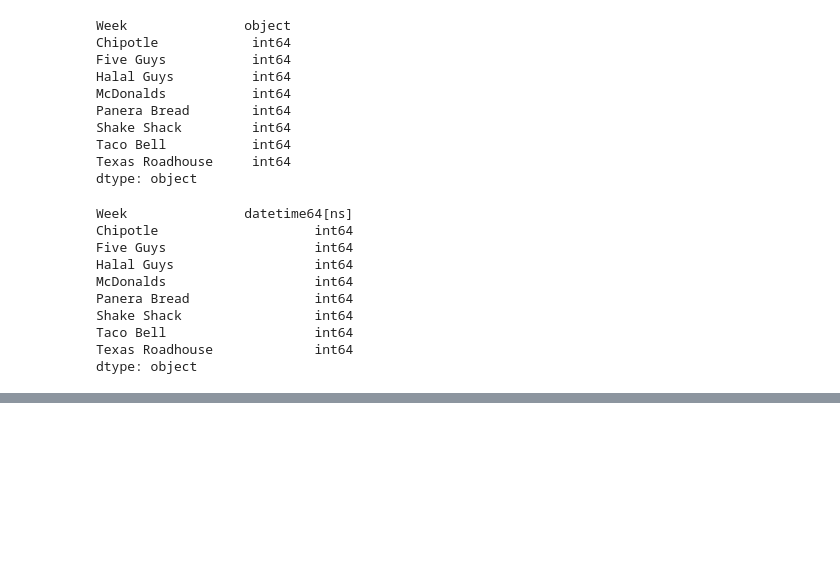
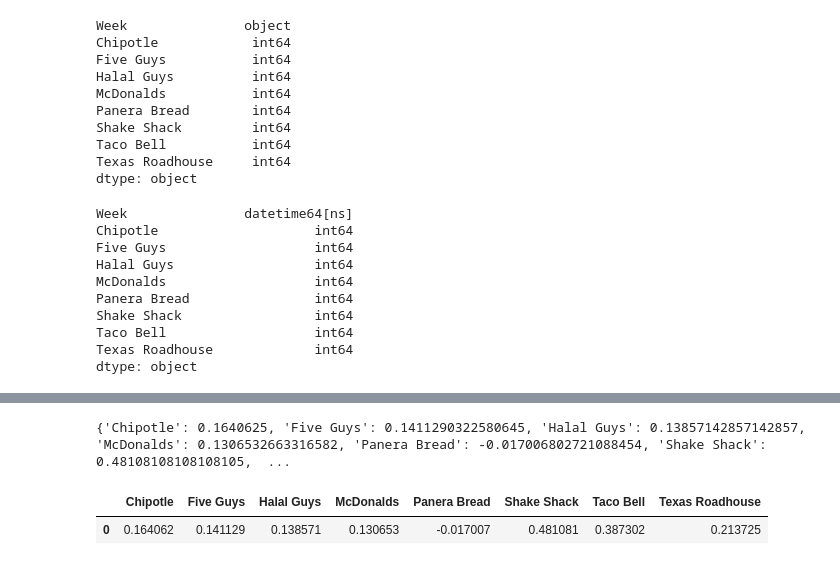
Before and after one commit to woodfin8/ProjectOne, a Jupyter notebook: Sarah/Timeline_Viz.ipynb, the cells around one changed output, grey strips where cells are left out. Drawn from its saved outputs; the diff is of its cells as text; code cells hidden in the pictures; blank space fills up the shorter version.

```diff
--- a/Sarah/Timeline_Viz.ipynb
+++ b/Sarah/Timeline_Viz.ipynb
@@ -71,22 +71,23 @@ plt.show()
 [interactive output not drawn]
 # %%
 plt.figure(figsize=(16,5), dpi= 80)
-plt.plot(Timeline_df['Week'], Timeline_df['Five Guys'],color='black')
+plt.plot(Timeline_df['Week'], Timeline_df['Five Guys'],color='red')
 
 
 x_values = Timeline_df["Week"]
-y_values = Timeline_df["Chipotle"]
+y_values = Timeline_df["Five Guys"]
 
 plt.xticks(rotation=0, fontsize=12, horizontalalignment='center', alpha=.7)
 plt.yticks(fontsize=12, alpha=.7)
-plt.title("Popularity of Chipotle", fontsize=22)
+plt.title("Popularity of Five Guys", fontsize=22)
 plt.xlabel('Time period')
 plt.ylabel('Rate of Popularity ')
 plt.grid(axis='both', alpha=.3)
 rolling_mean = y_values.rolling(window=10).mean()
 
-plt.savefig("../Output/Chipotle_Timeline.png")
+
 plt.plot(Timeline_df['Week'], rolling_mean,color='royalblue')
 rm_change = (rolling_mean[104]/rolling_mean[9])-1
-roll_change.update( {'Chipotle' : rm_change} )
+roll_change.update( {'Five Guys' : rm_change} )
+plt.savefig("../Output/FiveGuys_Timeline.png")
 plt.show()
@@ -183,18 +222,22 @@ plt.savefig("Output Plots/TacoBell_Timeline.png")
 # %%
 plt.figure(figsize=(16,5), dpi= 80)
-plt.plot('Week', 'Texas Roadhouse', data=Timeline_df, color='orange')
-Timeline_df.plot(ax=ax)
-ax.xaxis.set_major_locator(mdates.WeekdayLocator())
-ax.xaxis.set_major_formatter(mdates.DateFormatter('%b %d'))
+plt.plot(Timeline_df['Week'], Timeline_df['Texas Roadhouse'],color='orange')
 
-# Format
-plt.ylim(0, 150)
-xtick_location = Timeline_df.index.tolist()[::12]
-xtick_labels = [x[-4:] for x in Timeline_df.Week.tolist()[::12]]
-plt.xticks(ticks=xtick_location, labels=xtick_labels, rotation=0, fontsize=12, horizontalalignment='center', alpha=.7)
+
+x_values = Timeline_df["Week"]
+y_values = Timeline_df["Texas Roadhouse"]
+
+plt.xticks(rotation=0, fontsize=12, horizontalalignment='center', alpha=.7)
 plt.yticks(fontsize=12, alpha=.7)
 plt.title("Popularity of Texas Roadhouse", fontsize=22)
 plt.xlabel('Time period')
 plt.ylabel('Rate of Popularity ')
 plt.grid(axis='both', alpha=.3)
-plt.savefig("Output Plots/TexasRoadhouse_Timeline.png")
+rolling_mean = y_values.rolling(window=10).mean()
+
+
+plt.plot(Timeline_df['Week'], rolling_mean,color='royalblue')
+rm_change = (rolling_mean[104]/rolling_mean[9])-1
+roll_change.update( {'Texas Roadhouse' : rm_change} )
+plt.savefig("../Output/Texas_Timeline.png")
+plt.show()
@@ -200,0 +247,12 @@ plt.savefig("Output Plots/TexasRoadhouse_Timeline.png")
+# %%
+print(roll_change)
+# %% [output]
+{'Chipotle': 0.1640625, 'Five Guys': 0.1411290322580645, 'Halal Guys': 0.13857142857142857, 'McDonalds': 0.1306532663316582, 'Panera Bread': -0.017006802721088454, 'Shake Shack': 0.48108108108108105,  ...
+# %%
+index = [0]
+roll_df = pd.DataFrame(roll_change, index=index)
+# %%
+roll_df
+# %% [output]
+|  | Chipotle | Five Guys | Halal Guys | McDonalds | Panera Bread | Shake Shack | Taco Bell | Texas Roadhouse |
+| 0 | 0.164062 | 0.141129 | 0.138571 | 0.130653 | -0.017007 | 0.481081 | 0.387302 | 0.213725 |
```
Also changed, not shown: parts of 8 cells of this notebook, 15 other files.
